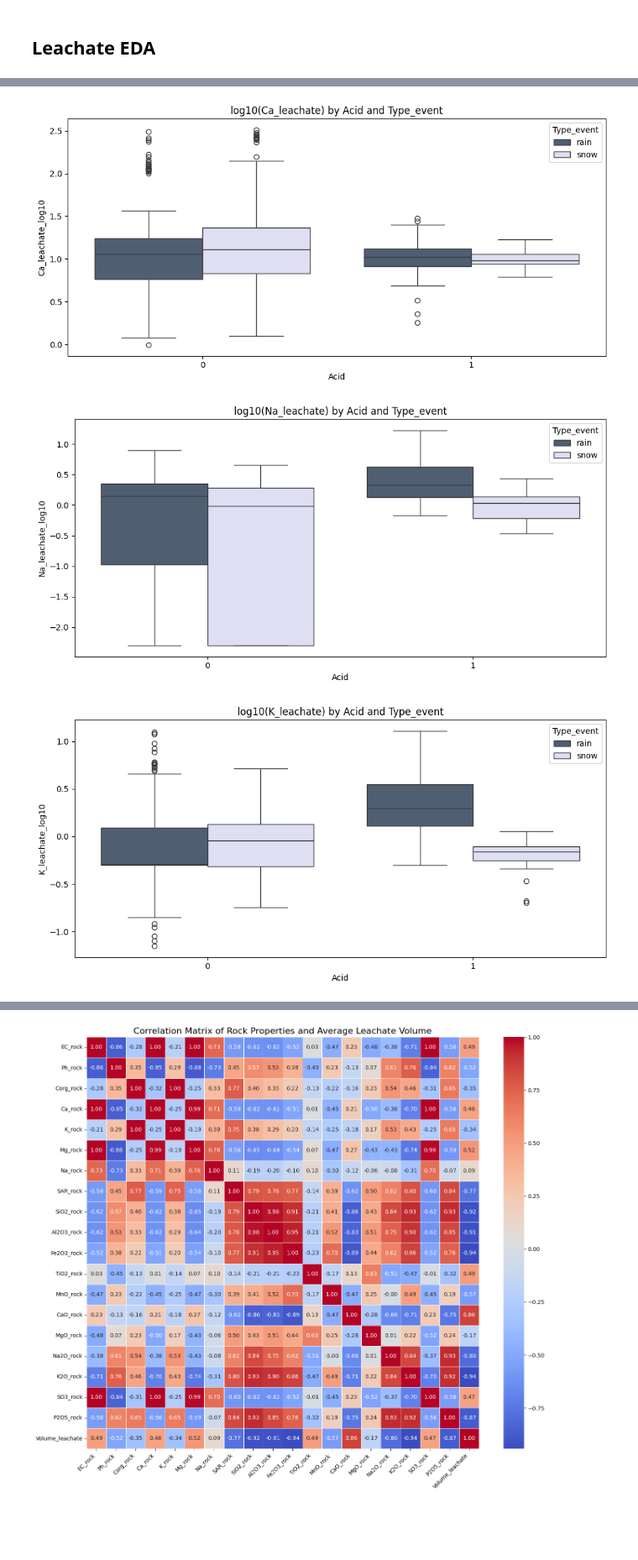
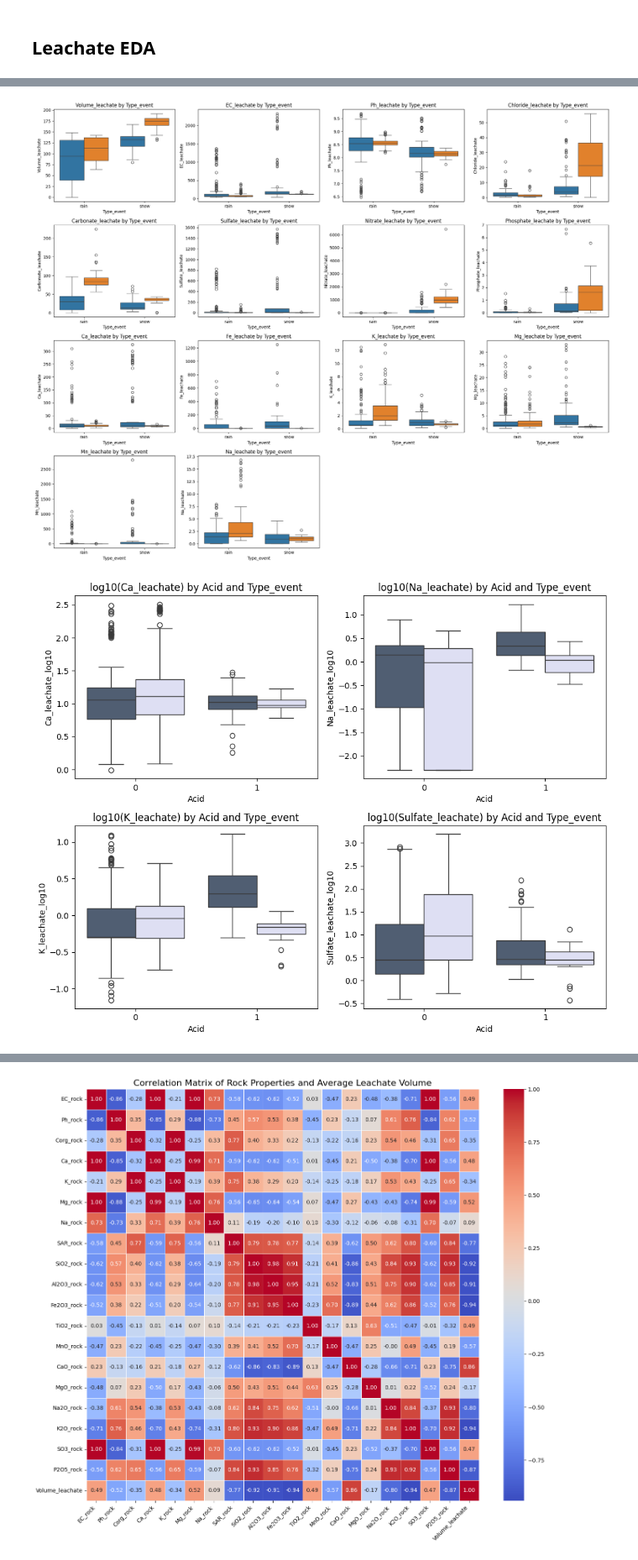
Before and after one commit to allanfang1/leachate, a Jupyter notebook: geotp.ipynb, the cells around one changed output, grey strips where cells are left out. Shown at 84% size. Cells and saved outputs as stored; diff of their text form; code cells hidden in the pictures; blank space fills up the shorter version.

```diff
--- a/geotp.ipynb
+++ b/geotp.ipynb
@@ -146,7 +146,7 @@ chem_prop
 | 6 | 126.0 | 9.04 | 0.56 | 0.67 | 0.45 | 0.50 | 0.08 | 0.11 | 43.42 | 14.51 | ... |
 | 7 | 65.0 | 8.97 | 0.08 | 0.59 | 0.15 | 0.10 | 0.05 | 0.09 | 52.11 | 15.64 | ... |
 # %%
-n_cols = 4
+n_cols = 5
 n_rows = int(np.ceil(len(rock_properties) / n_cols))
 plt.figure(figsize=(4 * n_cols, 3 * n_rows))
 for i, col in enumerate(rock_properties, 1):
@@ -341,24 +308,61 @@ for y in leach_targets:
+# %%
+import math
+n_cols = 4
+n_rows = math.ceil(len(leachate_columns) / n_cols)
+
+fig, axes = plt.subplots(n_rows, n_cols, figsize=(5 * n_cols, 4 * n_rows))
+axes = axes.flatten()
+
+for i, y in enumerate(leachate_columns):
+    sns.boxplot(
+        data=df,
+        x="Type_event",
+        y=y,
+        hue="Acid",
+        ax=axes[i]
+    )
+    axes[i].set_title(f"{y} by Type_event")
+    axes[i].legend_.remove()
+
+# Remove empty subplots
+for j in range(i + 1, len(axes)):
+    fig.delaxes(axes[j])
+
+plt.tight_layout()
+plt.show()
+# %% [output]
+[figure, added]
 # %%
 ions = ["Ca_leachate", "Na_leachate", "K_leachate", "Sulfate_leachate"]
 ions = [c for c in ions if c in df.columns]
 
-for ion in ions:
+n_cols = 2
+n_rows = math.ceil(len(ions) / n_cols)
+
+fig, axes = plt.subplots(n_rows, n_cols, figsize=(5 * n_cols, 4 * n_rows))
+axes = axes.flatten()
+
+for i, ion in enumerate(ions):
     df_plot = df.copy()
-    df_plot[ion + "_log10"] = np.where(df_plot[ion] > 0,
-                                       np.log10(df_plot[ion]),
-                                       np.nan)
-    plt.figure(figsize=(10, 5))
+    df_plot[ion + "_log10"] = np.where(
+        df_plot[ion] > 0,
+        np.log10(df_plot[ion]),
+        np.nan
+    )
+
     sns.boxplot(
         data=df_plot,
         x="Acid",
         y=ion + "_log10",
         hue="Type_event",
-        palette= ('#4A5D78', '#DADCF7')
+        palette=('#4A5D78', '#DADCF7'),
+        ax=axes[i]
     )
-    plt.title(f"log10({ion}) by Acid and Type_event")
-    plt.tight_layout()
-    plt.show()
+
+    axes[i].set_title(f"log10({ion}) by Acid and Type_event")
+    axes[i].legend_.remove()
+
+plt.tight_layout()
+plt.show()
 # %% [output]
-[figure, old version]
+[figure, new version]
-[figure, removed]
-[figure, removed]
```
Also changed, not shown: parts of 10 cells of this notebook, 3 other files.
